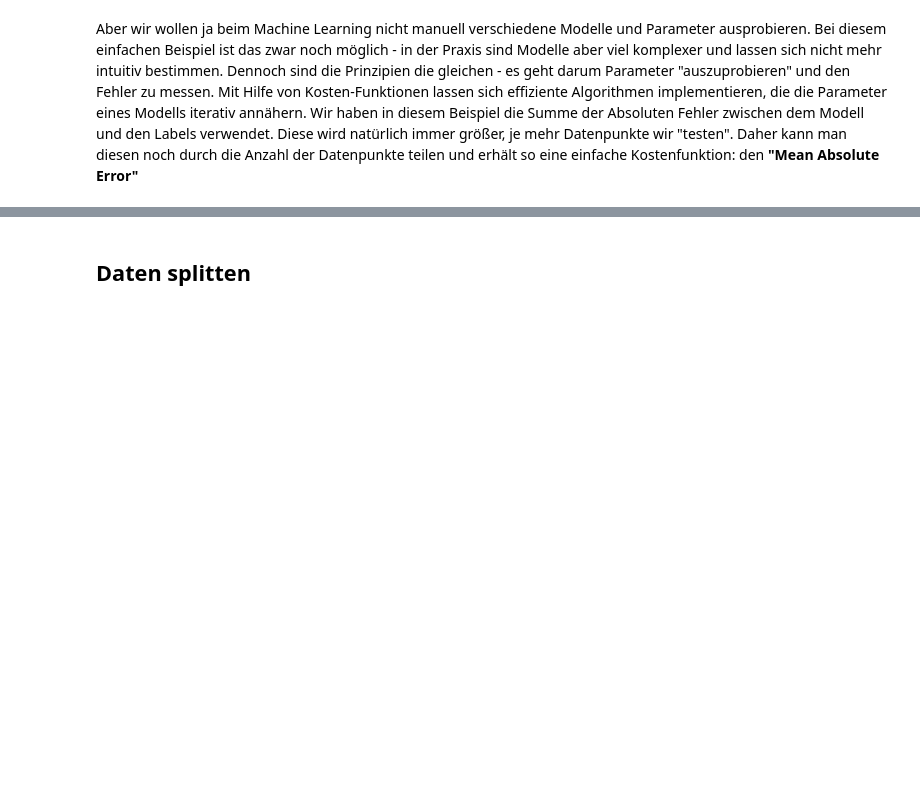
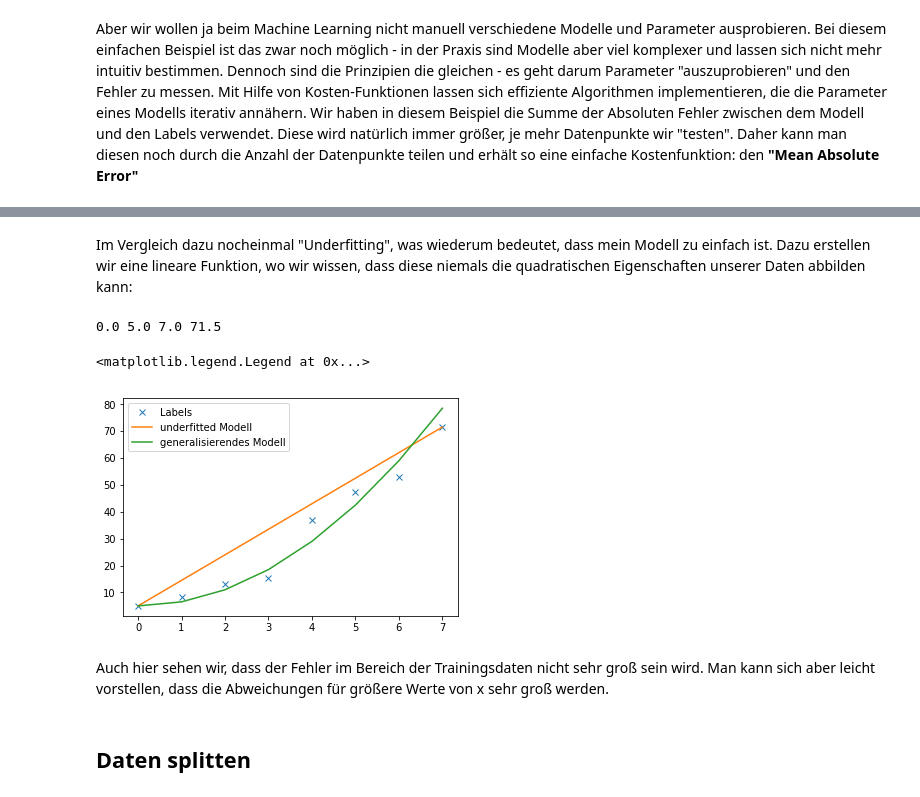
Before and after one commit to codecentric/codecentric.AI-bootcamp, a Jupyter notebook: notebooks/ml_basics/praxis_machine_learning_basics.ipynb, the cells around one changed output, grey strips where cells are left out. Saved outputs shown, nothing was run; the diff lists cells and outputs as text; code cells hidden in the pictures; blank space fills up the shorter version.

```diff
--- a/notebooks/ml_basics/praxis_machine_learning_basics.ipynb
+++ b/notebooks/ml_basics/praxis_machine_learning_basics.ipynb
@@ -152,3 +226,25 @@ print(MAE_modell_1, MAE_modell_2)
+# %% [markdown]
+Im Vergleich dazu nocheinmal "Underfitting", was wiederum bedeutet, dass mein Modell zu einfach ist. Dazu erstellen wir eine lineare Funktion, wo wir wissen, dass diese niemals die quadratischen Eigenschaften unserer Daten abbilden kann:
+# %%
+# unsere Funktion soll ungefähr durch diese Punkte laufen:
+(x1, y1), (x2, y2) = noisy_daten[0], noisy_daten[-1]
+print(x1, y1, x2, y2)
+
+# daraus folgt ein Modell:
+f_underfitting = lambda x: ( (y2-y1)/x2 ) * x + y1
+# %% [output]
+0.0 5.0 7.0 71.5
+# %%
+underfitted_daten = np.array( [(x, f_underfitting(x)) for x in range(num_datenpunkte)] )
+# %%
+plt.plot(x, y, 'x', underfitted_daten[:, 1])
+plt.plot(daten[:, 1])
+plt.legend(["Labels", "underfitted Modell", "generalisierendes Modell"])
+# %% [output]
+<matplotlib.legend.Legend at 0x...>
+[figure, added]
+# %% [markdown]
+Auch hier sehen wir, dass der Fehler im Bereich der Trainingsdaten nicht sehr groß sein wird. Man kann sich aber leicht vorstellen, dass die Abweichungen für größere Werte von x sehr groß werden.
 # %% [markdown]
 ## Daten splitten
 # %%
```
Also changed, not shown: parts of 25 cells of this notebook.
